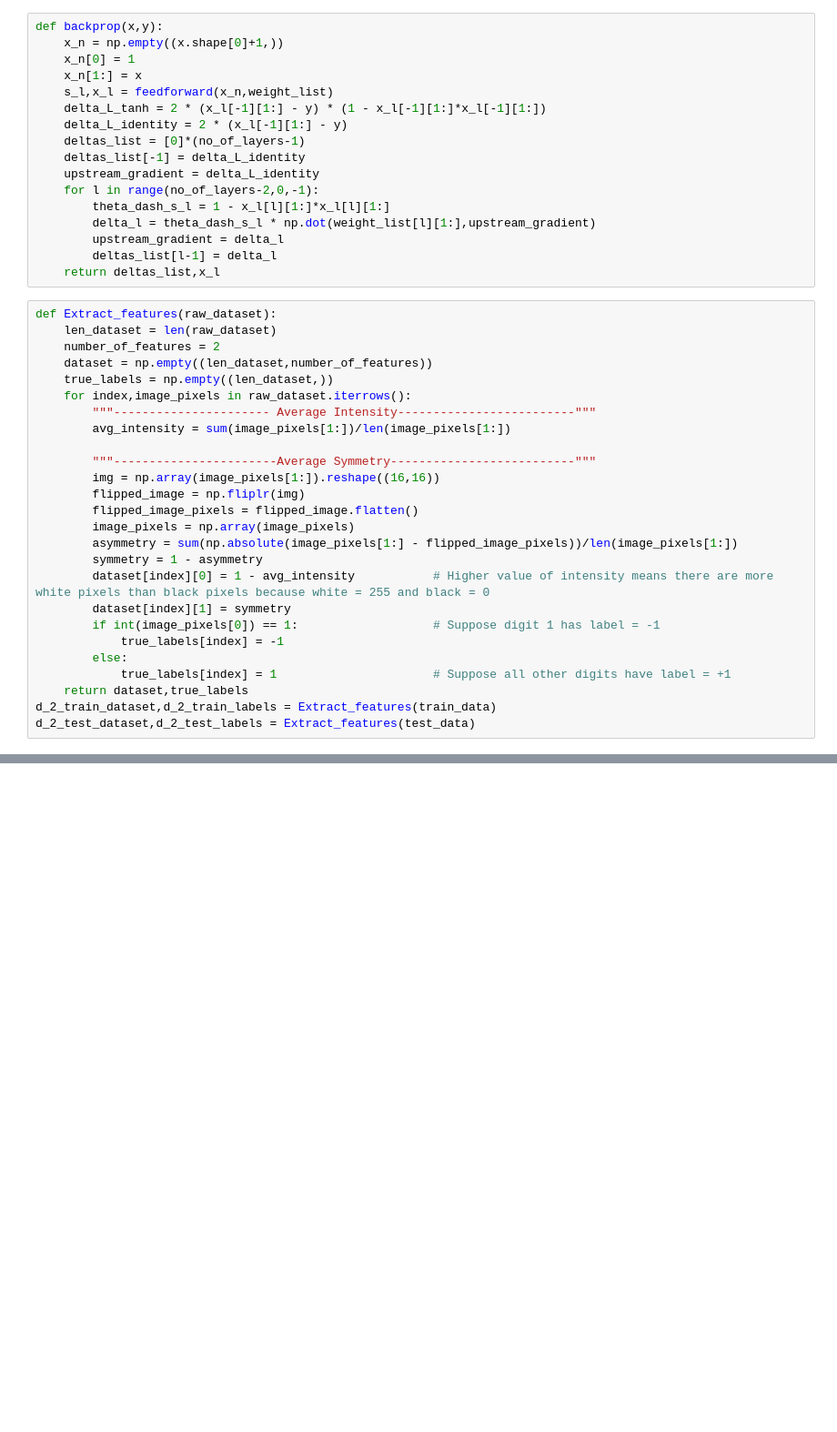
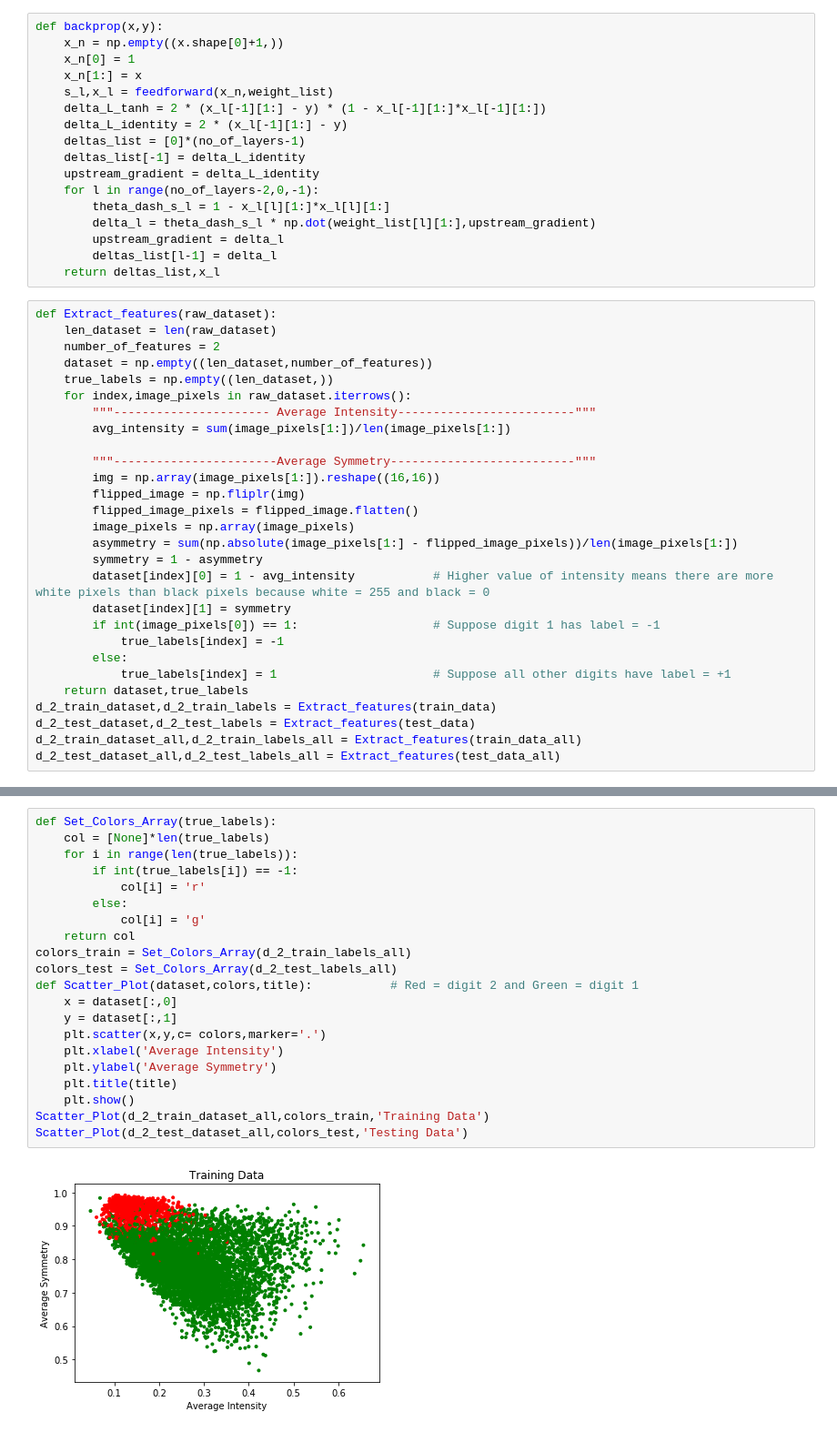
Before and after one commit to anantvir/Neural_Network, a Jupyter notebook: Assignment 7/Jupyter Notebooks/ELEG815_Q4_SGD.ipynb, the cells around one changed output, grey strips where cells are left out. Shown at 91% size. Saved outputs shown, nothing was run; the diff lists cells and outputs as text; blank space fills up the shorter version.

```diff
--- a/Assignment 7/Jupyter Notebooks/ELEG815_Q4_SGD.ipynb
+++ b/Assignment 7/Jupyter Notebooks/ELEG815_Q4_SGD.ipynb
@@ -86,3 +86,5 @@ def Extract_features(raw_dataset):
     return dataset,true_labels
 d_2_train_dataset,d_2_train_labels = Extract_features(train_data)
 d_2_test_dataset,d_2_test_labels = Extract_features(test_data)
+d_2_train_dataset_all,d_2_train_labels_all = Extract_features(train_data_all)
+d_2_test_dataset_all,d_2_test_labels_all = Extract_features(test_data_all)
@@ -148,0 +166,23 @@ print((cnt/len(d_2_test_dataset))*100)
+# %%
+def Set_Colors_Array(true_labels):
+    col = [None]*len(true_labels)
+    for i in range(len(true_labels)):
+        if int(true_labels[i]) == -1:
+            col[i] = 'r'
+        else:
+            col[i] = 'g'
+    return col
+colors_train = Set_Colors_Array(d_2_train_labels_all)
+colors_test = Set_Colors_Array(d_2_test_labels_all)
+def Scatter_Plot(dataset,colors,title):           # Red = digit 2 and Green = digit 1
+    x = dataset[:,0]
+    y = dataset[:,1]
+    plt.scatter(x,y,c= colors,marker='.')
+    plt.xlabel('Average Intensity')
+    plt.ylabel('Average Symmetry')
+    plt.title(title)
+    plt.show()
+Scatter_Plot(d_2_train_dataset_all,colors_train,'Training Data')
+Scatter_Plot(d_2_test_dataset_all,colors_test,'Testing Data')
+# %% [output]
+[figure, added]
```
Also changed, not shown: parts of 17 cells of this notebook, 9 other files.
